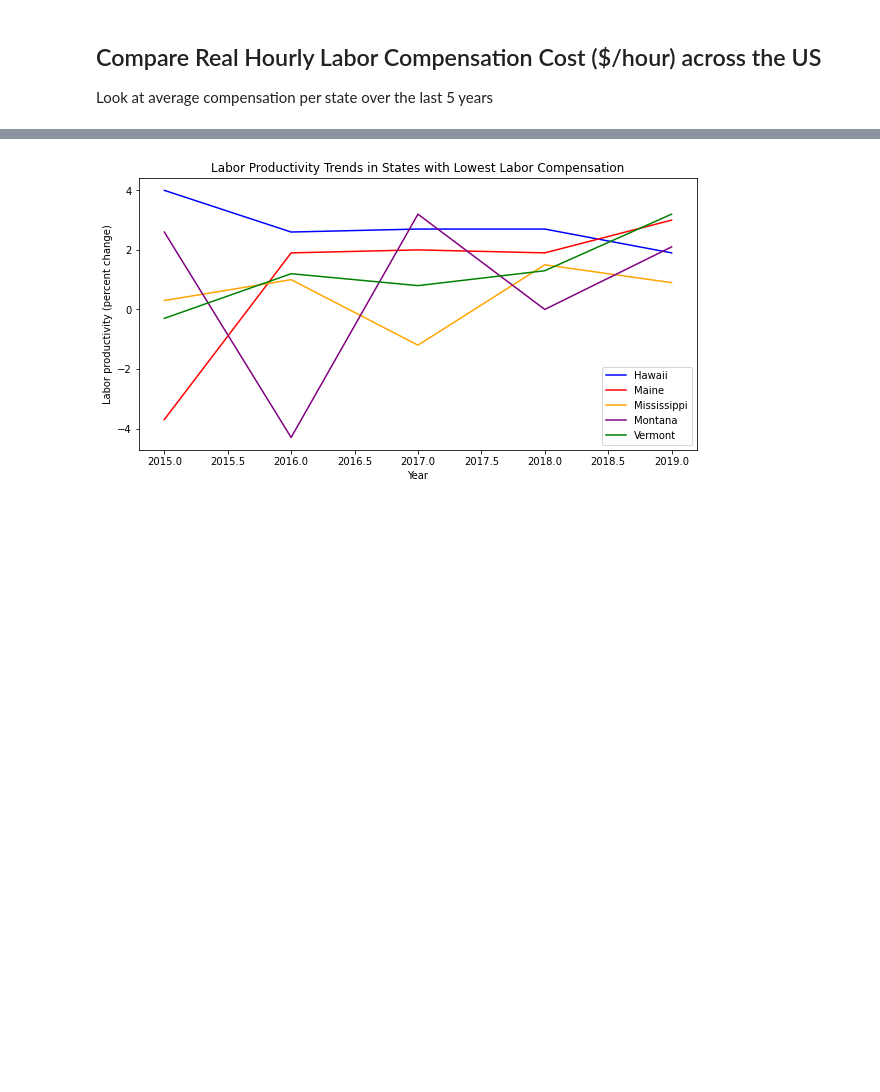
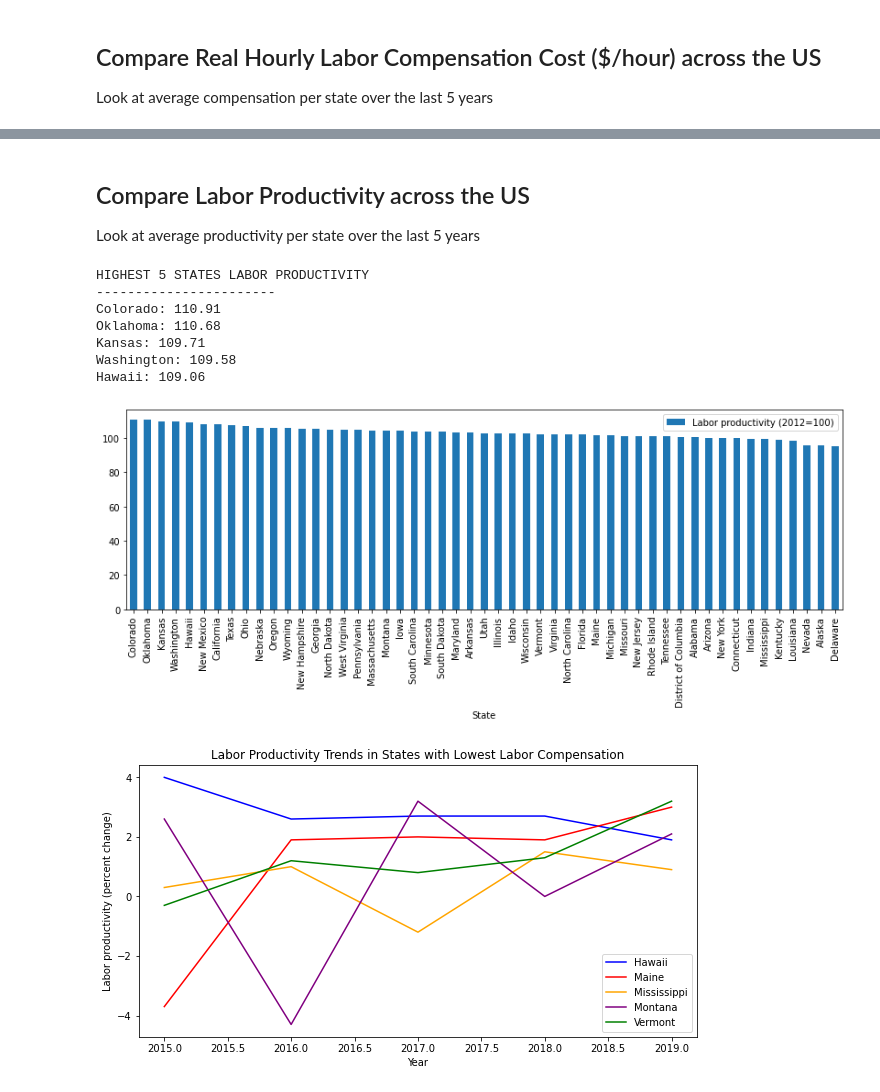
Before and after one commit to Blashford/Next-Factory-ACME, a Jupyter notebook: starter_notebook.ipynb, the cells around one changed output, grey strips where cells are left out. Drawn from its saved outputs; the diff is of its cells as text; code cells hidden in the pictures; blank space fills up the shorter version.

```diff
--- a/starter_notebook.ipynb
+++ b/starter_notebook.ipynb
@@ -75,3 +75,32 @@ Vermont: $31.99 per hour
+# %% [markdown]
+## Compare Labor Productivity across the US
+Look at average productivity per state over the last 5 years
+# %%
+# Narrow down our columns and get last 5 years
+five_list = [2015, 2016, 2017, 2018, 2019]
+labor_prod_data = labor_df.loc[labor_df['Year'].isin(five_list),[
+    'State',
+    'Year',
+    'Labor productivity (2012=100)']]
+# Group by state and get the averages; then plot for comparison
+avg_prod = labor_prod_data.groupby('State').mean()
+avg_prod_sorted = avg_prod.sort_values(['Labor productivity (2012=100)'], ascending=False)
+avg_prod_sorted.plot(kind="bar", y=['Labor productivity (2012=100)'], figsize=(14,4))
+
+# Print out the highest 5 for visibility
+highest_prod = avg_prod_sorted.iloc[0:5,:]
+print("HIGHEST 5 STATES LABOR PRODUCTIVITY\n-----------------------")
+for index,row in highest_prod.iterrows():
+    print(f"{index}: {round(row['Labor productivity (2012=100)'],2)}")
+# %% [output]
+HIGHEST 5 STATES LABOR PRODUCTIVITY
+-----------------------
+Colorado: 110.91
+Oklahoma: 110.68
+Kansas: 109.71
+Washington: 109.58
+Hawaii: 109.06
+[figure, added]
 # %%
 prod_df = labor_df.loc[labor_df['Year'].isin(five_list),[
     'State',
```
Also changed, not shown: parts of 5 cells of this notebook.
